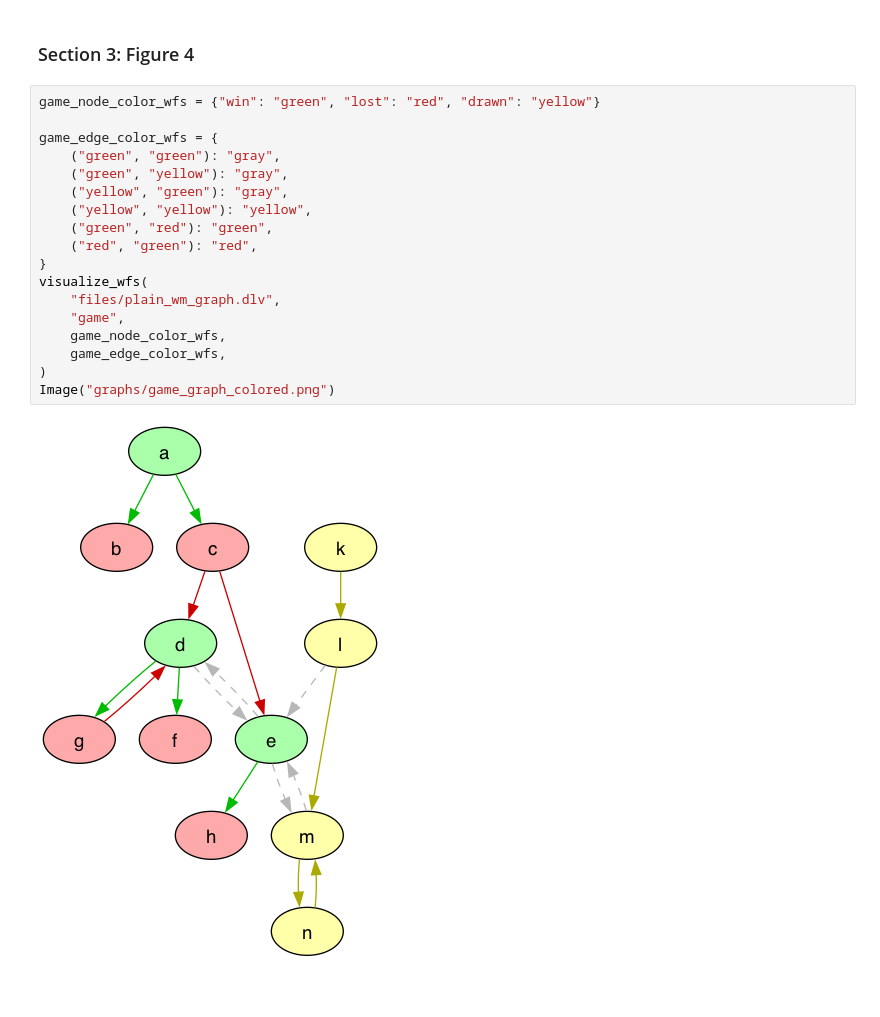
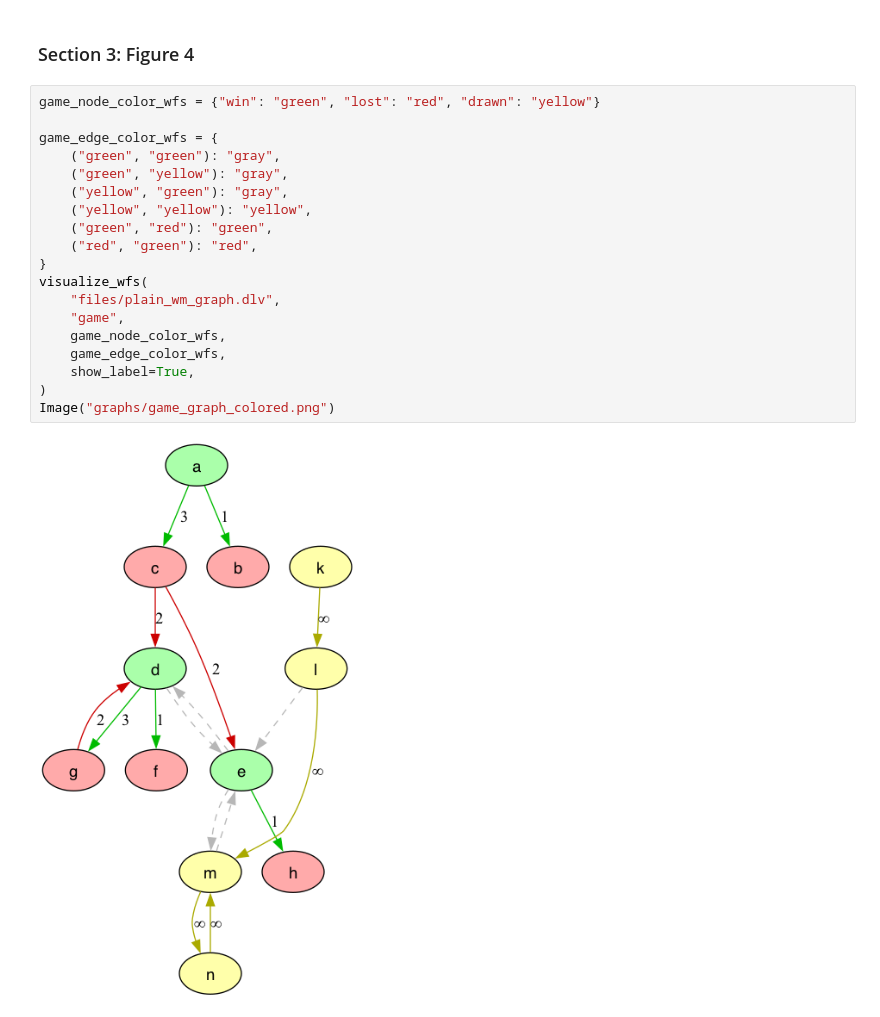
Before and after one commit to idaks/Games-and-Argumentation-AI3, a Jupyter notebook: demo.ipynb, the cells around one changed output. Saved outputs shown, nothing was run; the diff lists cells and outputs as text; blank space fills up the shorter version.

```diff
--- a/demo.ipynb
+++ b/demo.ipynb
@@ -148,23 +148,24 @@ Image("graphs/game_p_node_colored.png")
 # %%
 game_node_color_wfs = {"win": "green", "lost": "red", "drawn": "yellow"}
 
 game_edge_color_wfs = {
     ("green", "green"): "gray",
     ("green", "yellow"): "gray",
     ("yellow", "green"): "gray",
     ("yellow", "yellow"): "yellow",
     ("green", "red"): "green",
     ("red", "green"): "red",
 }
 visualize_wfs(
     "files/plain_wm_graph.dlv",
     "game",
     game_node_color_wfs,
     game_edge_color_wfs,
+    show_label=True,
 )
 Image("graphs/game_graph_colored.png")
 # %% [output]
-[figure, old version]
+[figure, new version]
 # %%
 arg_node_color_wfs = {
     "accepted": "blue",
```
Also changed, not shown: parts of 1 cell of this notebook, 16 other files.
